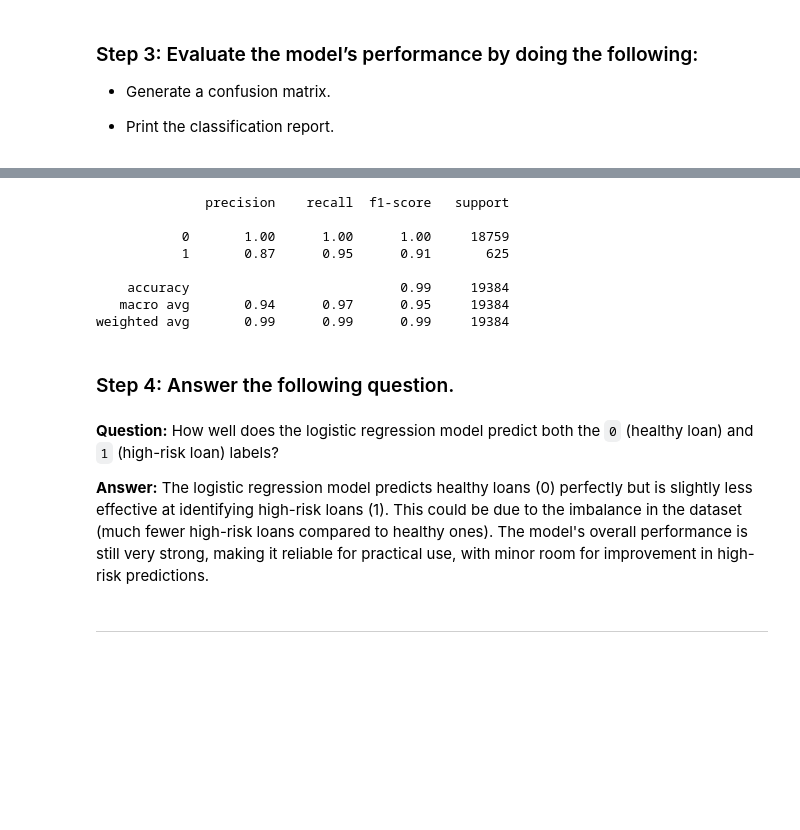
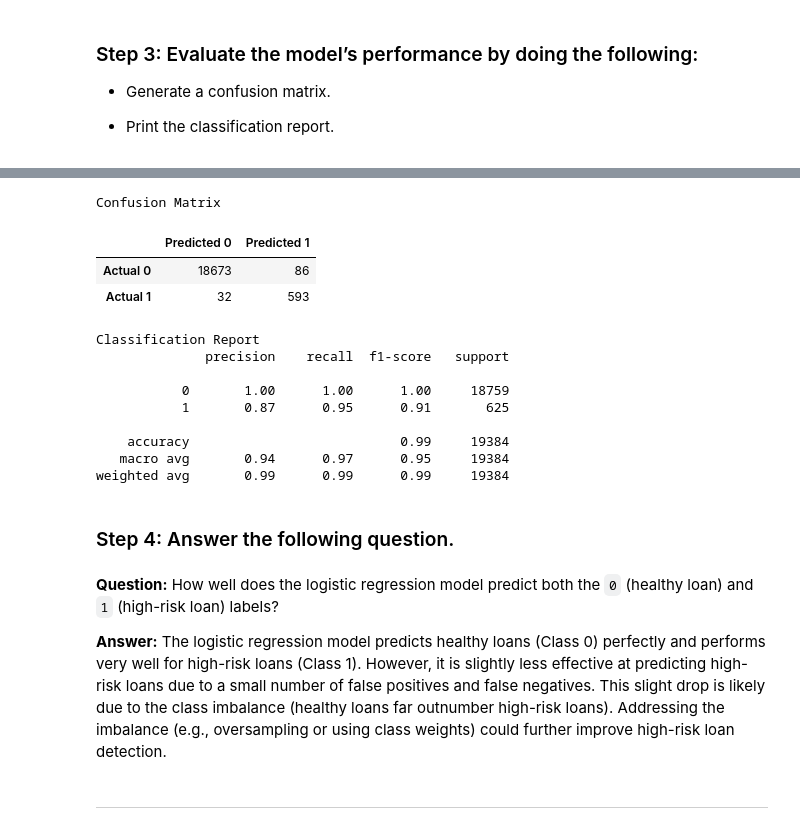
Before and after one commit to nebiat24/credit-risk-classification, a Jupyter notebook: Credit_Risk/credit_risk_classification.ipynb, the cells around one changed output, grey strips where cells are left out. Drawn from its saved outputs; the diff is of its cells as text; code cells hidden in the pictures; blank space fills up the shorter version.

Commit message:
created analysis report and updated README.md

```diff
--- a/Credit_Risk/credit_risk_classification.ipynb
+++ b/Credit_Risk/credit_risk_classification.ipynb
@@ -104,21 +119,29 @@ balanced_accuracy_score=(y_test,prediction)
 # %%
 # Print the classification report for the model
-test_report=classification_report(y_test,prediction)
-print(test_report)
+print("Confusion Matrix")
+display(cm_df)
+
+print("Classification Report")
+print(classification_report(y_test, predictions))
 # %% [output]
-              precision    recall  f1-score   support
-
-           0       1.00      1.00      1.00     18759
-           1       0.87      0.95      0.91       625
-
-    accuracy                           0.99     19384
-   macro avg       0.94      0.97      0.95     19384
-weighted avg       0.99      0.99      0.99     19384
+Confusion Matrix
+|  | Predicted 0 | Predicted 1 |
+| Actual 0 | 18673 | 86 |
+| Actual 1 | 32 | 593 |
+Classification Report
+              precision    recall  f1-score   support
+
+           0       1.00      1.00      1.00     18759
+           1       0.87      0.95      0.91       625
+
+    accuracy                           0.99     19384
+   macro avg       0.94      0.97      0.95     19384
+weighted avg       0.99      0.99      0.99     19384
 # %% [markdown]
 ### Step 4: Answer the following question.
 # %% [markdown]
 **Question:** How well does the logistic regression model predict both the `0` (healthy loan) and `1` (high-risk loan) labels?
 
-**Answer:** The logistic regression model predicts healthy loans (0) perfectly but is slightly less effective at identifying high-risk loans (1). This could be due to the imbalance in the dataset (much fewer high-risk loans compared to healthy ones). The model's overall performance is still very strong, making it reliable for practical use, with minor room for improvement in high-risk predictions.
+**Answer:** The logistic regression model predicts healthy loans (Class 0) perfectly and performs very well for high-risk loans (Class 1). However, it is slightly less effective at predicting high-risk loans due to a small number of false positives and false negatives. This slight drop is likely due to the class imbalance (healthy loans far outnumber high-risk loans). Addressing the imbalance (e.g., oversampling or using class weights) could further improve high-risk loan detection.
 # %% [markdown]
 ---
```
Also changed, not shown: parts of 13 cells of this notebook, 1 other file.
